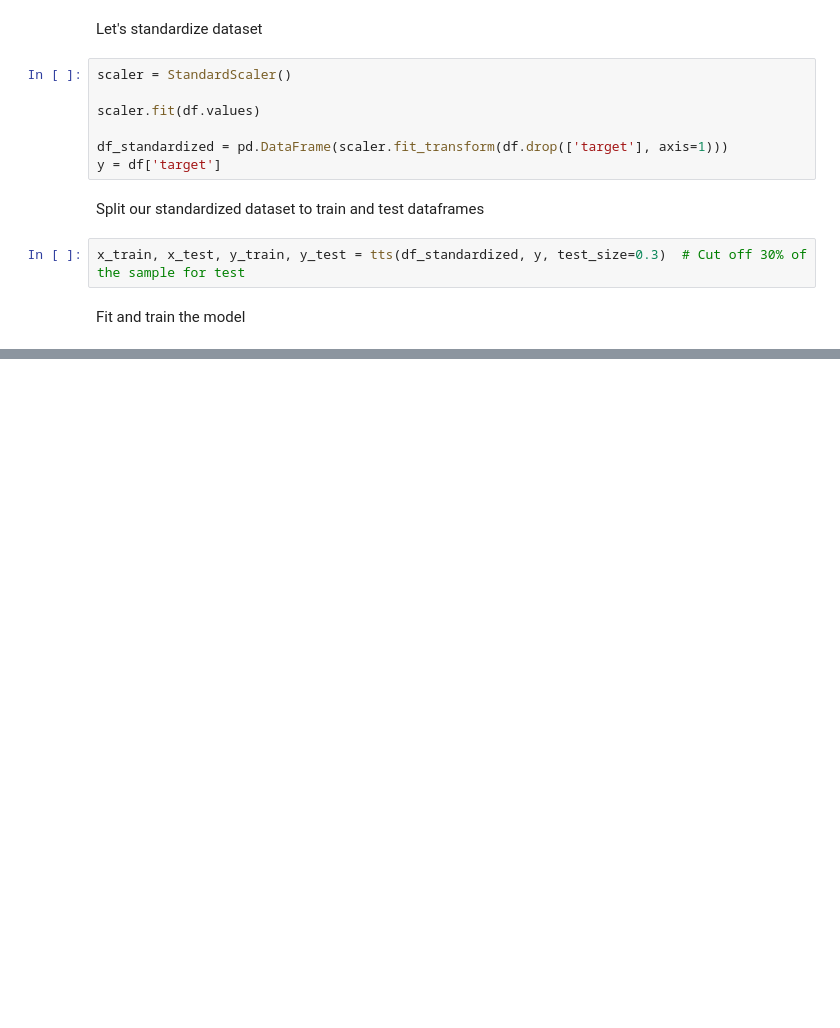
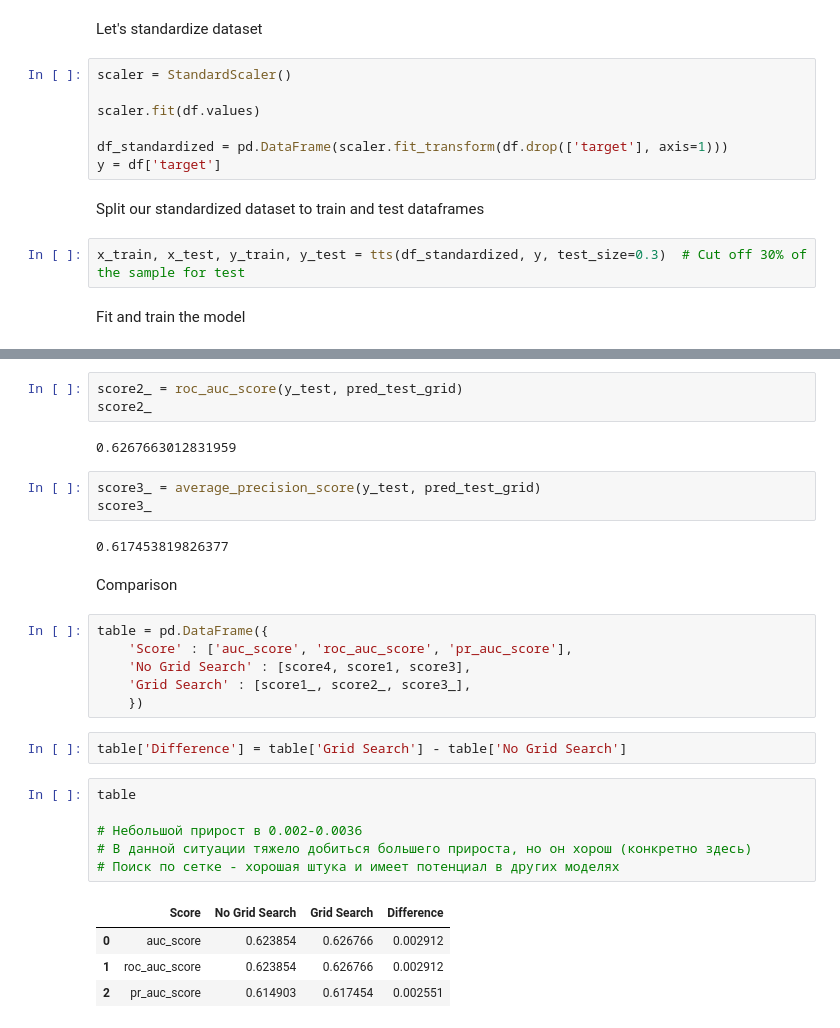
Before and after one commit to egorserdyuk/ASU-Datascience, a Jupyter notebook: Cars Care Insurance/ml_homework.ipynb, the cells around one changed output, grey strips where cells are left out. Cells and saved outputs as stored; diff of their text form; blank space fills up the shorter version.

```diff
--- a/Cars Care Insurance/ml_homework.ipynb
+++ b/Cars Care Insurance/ml_homework.ipynb
@@ -97,0 +155,31 @@ PR 0.6201348939486389
+# %%
+score2_ = roc_auc_score(y_test, pred_test_grid)
+score2_
+# %% [output]
+0.6267663012831959
+# %%
+score3_ = average_precision_score(y_test, pred_test_grid)
+score3_
+# %% [output]
+0.617453819826377
+# %% [markdown]
+Comparison
+# %%
+table = pd.DataFrame({
+    'Score' : ['auc_score', 'roc_auc_score', 'pr_auc_score'],
+    'No Grid Search' : [score4, score1, score3],
+    'Grid Search' : [score1_, score2_, score3_],
+    })
+# %%
+table['Difference'] = table['Grid Search'] - table['No Grid Search']
+# %%
+table
+
+# Небольшой прирост в 0.002-0.0036
+# В данной ситуации тяжело добиться большего прироста, но он хорош (конкретно здесь)
+# Поиск по сетке - хорошая штука и имеет потенциал в других моделях
+# %% [output]
+|  | Score | No Grid Search | Grid Search | Difference |
+| 0 | auc_score | 0.623854 | 0.626766 | 0.002912 |
+| 1 | roc_auc_score | 0.623854 | 0.626766 | 0.002912 |
+| 2 | pr_auc_score | 0.614903 | 0.617454 | 0.002551 |
```
Also changed, not shown: parts of 16 cells of this notebook.
